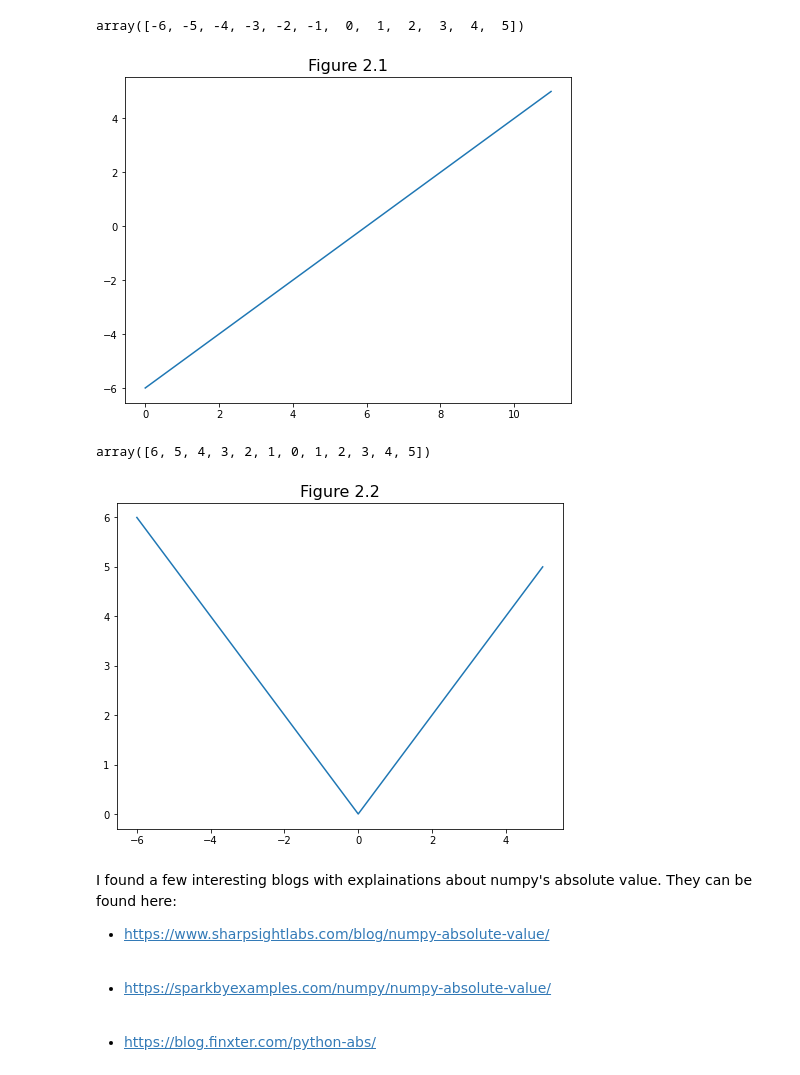
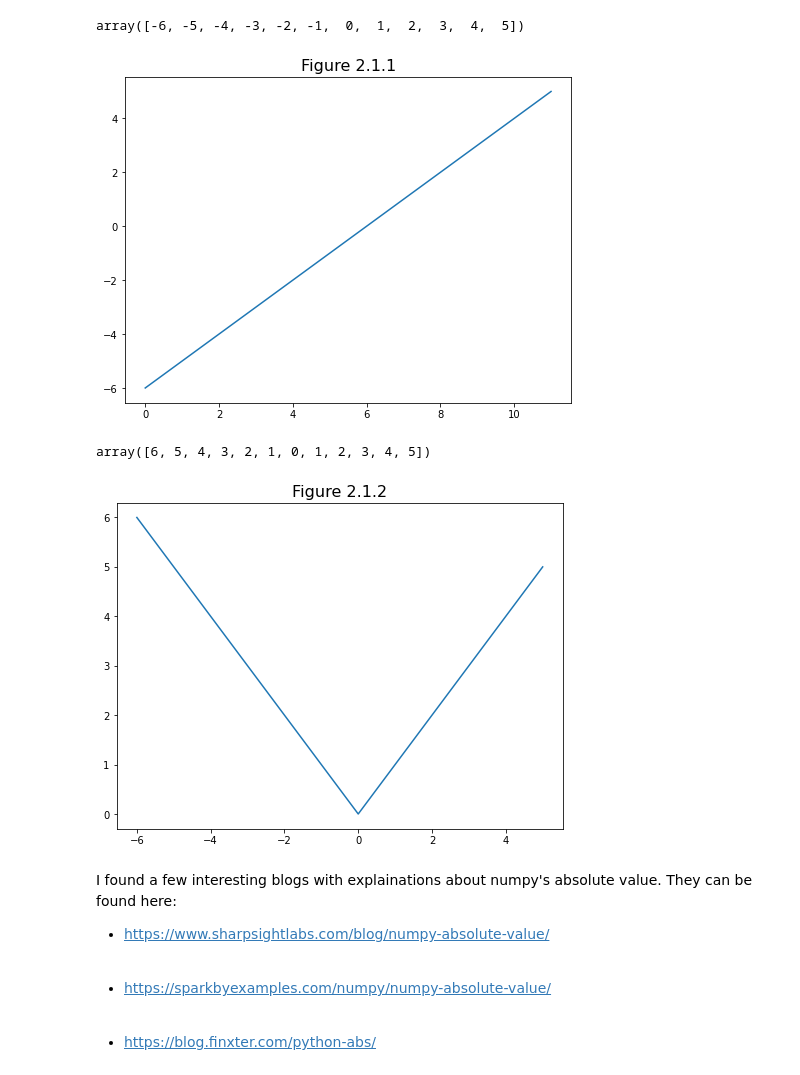
Before and after one commit to SarahMcN25/machine_stastics_assessment, a Jupyter notebook: practicals/02-models-exercises.ipynb, the cells around one changed output. Cells and saved outputs as stored; diff of their text form; code cells hidden in the pictures.

```diff
--- a/practicals/02-models-exercises.ipynb
+++ b/practicals/02-models-exercises.ipynb
@@ -43,10 +43,10 @@ array([-6, -5, -4, -3, -2, -1,  0,  1,  2,  3,  4,  5])
 # %%
 # Plotting the value x.
 plt.plot(x)
-plt.title("Figure 2.1", size=16)
+plt.title("Figure 2.1.1", size=16)
 plt.show()
 # %% [output]
-[figure, old version]
+[figure, new version]
 # %%
 # Getting absolute value of x.
 np.abs(x)
@@ -55,10 +55,10 @@ array([6, 5, 4, 3, 2, 1, 0, 1, 2, 3, 4, 5])
 # %%
 # Plotting the absolute value of x .
 plt.plot(x, np.absolute(x))
-plt.title("Figure 2.2", size=16)
+plt.title("Figure 2.1.2", size=16)
 plt.show()
 # %% [output]
-[figure, old version]
+[figure, new version]
 # %% [markdown]
 I found a few interesting blogs with explainations about numpy's absolute value. They can be found here:
 <br>
```
Also changed, not shown: parts of 40 cells of this notebook.
